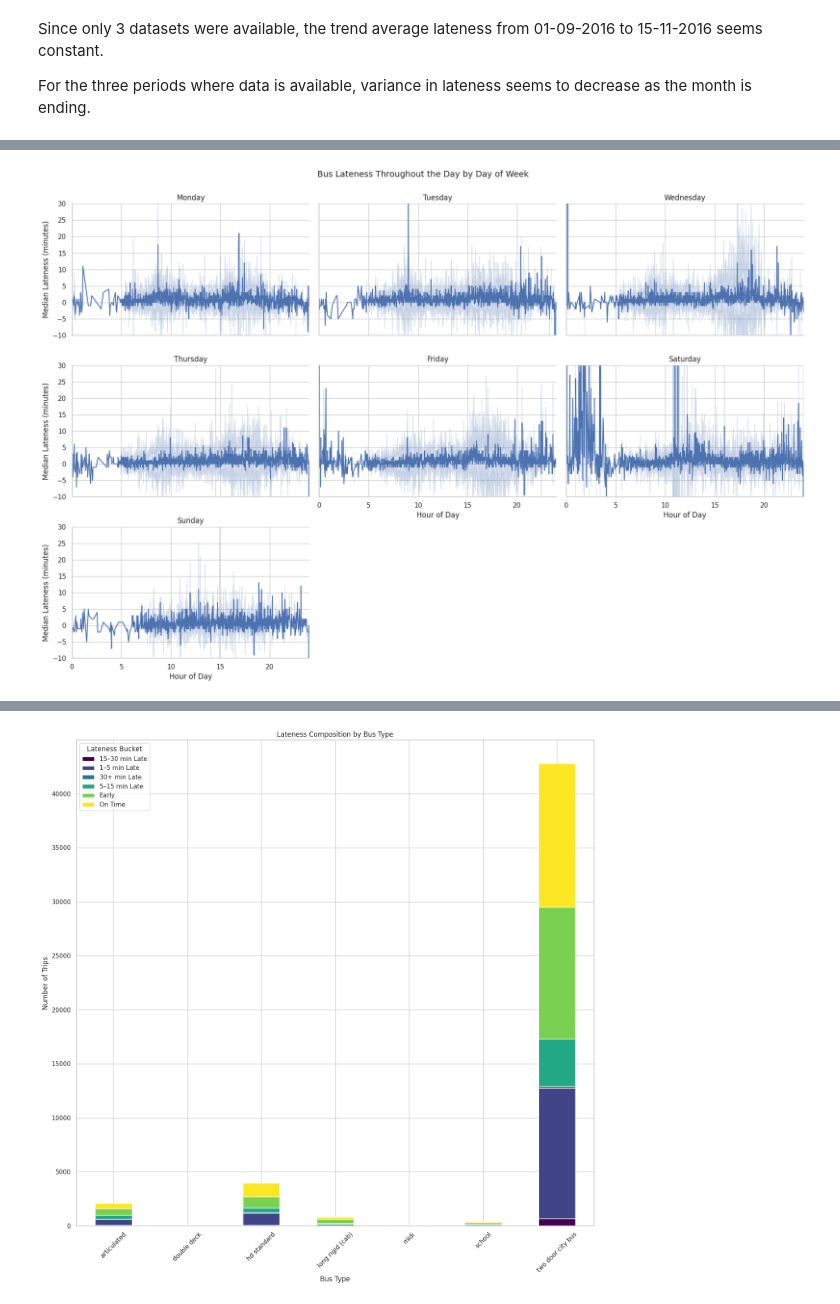
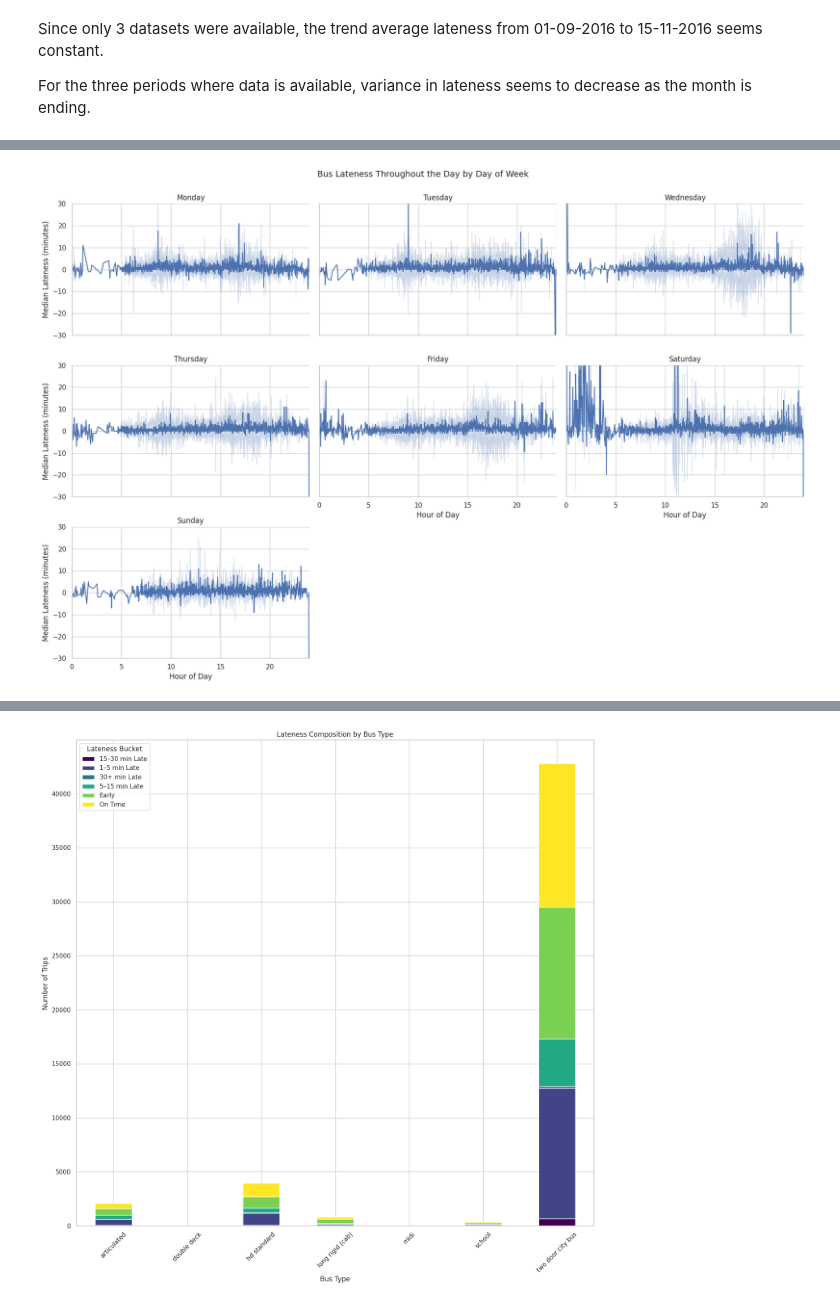
Before and after one commit to hml230/exploring-lateness, a Jupyter notebook: src/data-mining_visualisation.ipynb, the cells around one changed output, grey strips where cells are left out. Saved outputs shown, nothing was run; the diff lists cells and outputs as text; code cells hidden in the pictures.

```diff
--- a/src/data-mining_visualisation.ipynb
+++ b/src/data-mining_visualisation.ipynb
@@ -181,30 +182,30 @@ plt.show()
 # %%
 sns.set(style="whitegrid", rc={"figure.figsize": (18, 12)})
 # Create the FacetGrid
 g = sns.FacetGrid(
     pd_df,
     col="day",
     col_wrap=3,
     height=4,
     aspect=1.5
 )
 
 # Map lineplot to each facet
 g.map_dataframe(
     sns.lineplot,
     x="hour_of_day",
     y="lateness_minutes",
     estimator="median",
     errorbar= "sd"
 )
-g.set(ylim=(-10, 30))
+g.set(ylim=(-30, 30))
 g.set(xlim=(0, 24))
 # Set axis labels
 g.set_axis_labels("Hour of Day", "Median Lateness (minutes)")
 g.set_titles("{col_name}")
 plt.suptitle("Bus Lateness Throughout the Day by Day of Week", fontsize=14, y=1.)
 plt.tight_layout()
 plt.show()
 # %% [output]
-[figure, old version]
+[figure, new version]
 # %%
```
Also changed, not shown: parts of 6 cells of this notebook, 23 other files.
